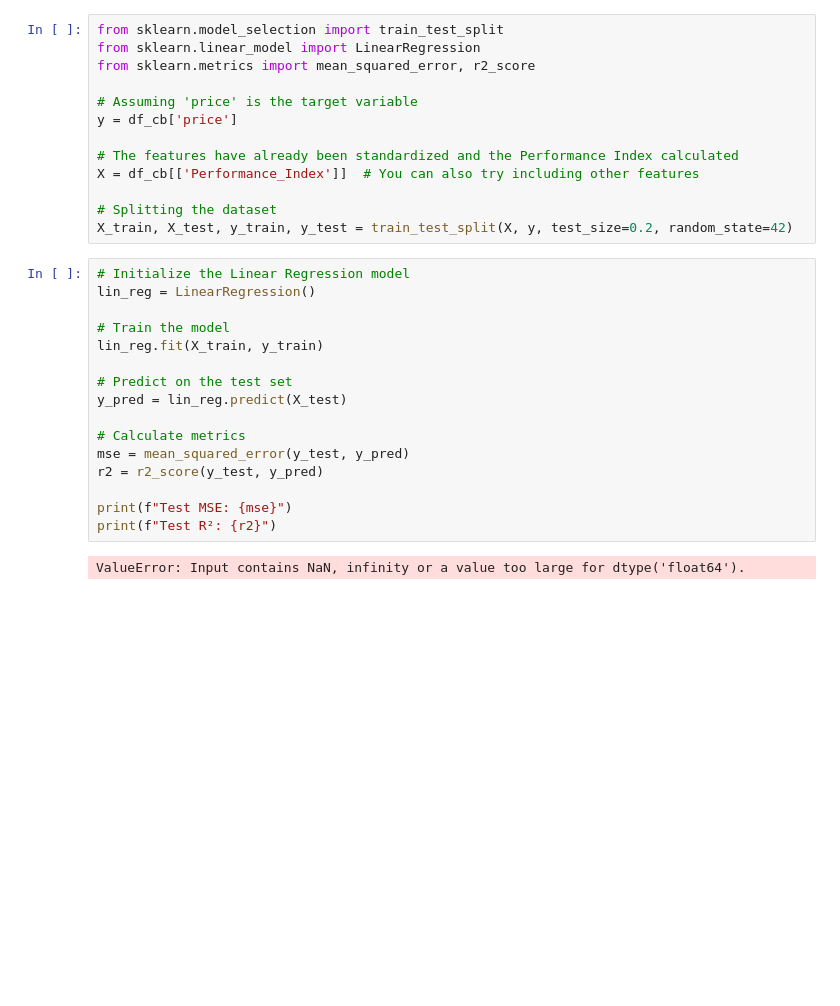
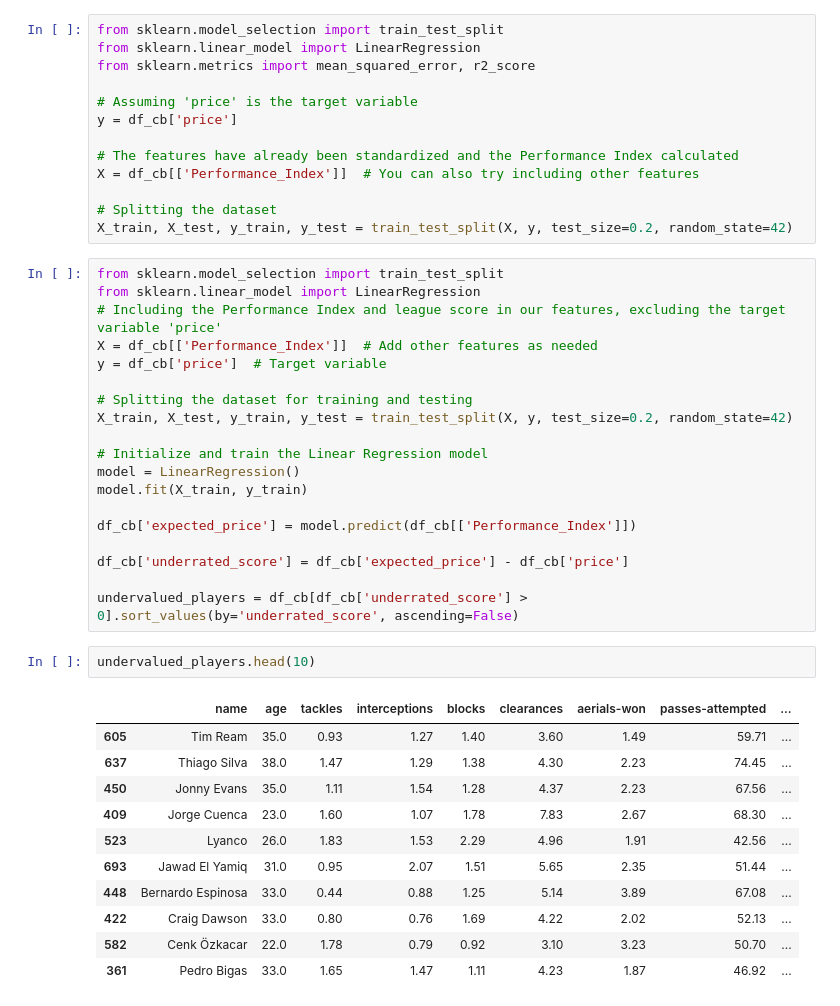
Before and after one commit to enesyesil/Moneyball-Scout-ML, a Jupyter notebook: Moneyball Scout Dataset.ipynb, the cells around one changed output. Saved outputs shown, nothing was run; the diff lists cells and outputs as text; blank space fills up the shorter version.

```diff
--- a/Moneyball Scout Dataset.ipynb
+++ b/Moneyball Scout Dataset.ipynb
@@ -829,21 +775,36 @@ X = df_cb[['Performance_Index']]  # You can also try including other features
 
 # Splitting the dataset
 X_train, X_test, y_train, y_test = train_test_split(X, y, test_size=0.2, random_state=42)
-# %%
-# Initialize the Linear Regression model
-lin_reg = LinearRegression()
-
-# Train the model
-lin_reg.fit(X_train, y_train)
-
-# Predict on the test set
-y_pred = lin_reg.predict(X_test)
-
-# Calculate metrics
-mse = mean_squared_error(y_test, y_pred)
-r2 = r2_score(y_test, y_pred)
-
-print(f"Test MSE: {mse}")
-print(f"Test R²: {r2}")
-# %% [output]
-ValueError: Input contains NaN, infinity or a value too large for dtype('float64').
+# %%
+from sklearn.model_selection import train_test_split
+from sklearn.linear_model import LinearRegression
+# Including the Performance Index and league score in our features, excluding the target variable 'price'
+X = df_cb[['Performance_Index']]  # Add other features as needed
+y = df_cb['price']  # Target variable
+
+# Splitting the dataset for training and testing
+X_train, X_test, y_train, y_test = train_test_split(X, y, test_size=0.2, random_state=42)
+
+# Initialize and train the Linear Regression model
+model = LinearRegression()
+model.fit(X_train, y_train)
+
+df_cb['expected_price'] = model.predict(df_cb[['Performance_Index']])
+
+df_cb['underrated_score'] = df_cb['expected_price'] - df_cb['price']
+
+undervalued_players = df_cb[df_cb['underrated_score'] > 0].sort_values(by='underrated_score', ascending=False)
+# %%
+undervalued_players.head(10)
+# %% [output]
+|  | name | age | tackles | interceptions | blocks | clearances | aerials-won | passes-attempted | ... |
+| 605 | Tim Ream | 35.0 | 0.93 | 1.27 | 1.40 | 3.60 | 1.49 | 59.71 | ... |
+| 637 | Thiago Silva | 38.0 | 1.47 | 1.29 | 1.38 | 4.30 | 2.23 | 74.45 | ... |
+| 450 | Jonny Evans | 35.0 | 1.11 | 1.54 | 1.28 | 4.37 | 2.23 | 67.56 | ... |
+| 409 | Jorge Cuenca | 23.0 | 1.60 | 1.07 | 1.78 | 7.83 | 2.67 | 68.30 | ... |
+| 523 | Lyanco | 26.0 | 1.83 | 1.53 | 2.29 | 4.96 | 1.91 | 42.56 | ... |
+| 693 | Jawad El Yamiq | 31.0 | 0.95 | 2.07 | 1.51 | 5.65 | 2.35 | 51.44 | ... |
+| 448 | Bernardo Espinosa | 33.0 | 0.44 | 0.88 | 1.25 | 5.14 | 3.89 | 67.08 | ... |
+| 422 | Craig Dawson | 33.0 | 0.80 | 0.76 | 1.69 | 4.22 | 2.02 | 52.13 | ... |
+| 582 | Cenk Özkacar | 22.0 | 1.78 | 0.79 | 0.92 | 3.10 | 3.23 | 50.70 | ... |
+| 361 | Pedro Bigas | 33.0 | 1.65 | 1.47 | 1.11 | 4.23 | 1.87 | 46.92 | ... |
```
Also changed, not shown: parts of 21 cells of this notebook.
